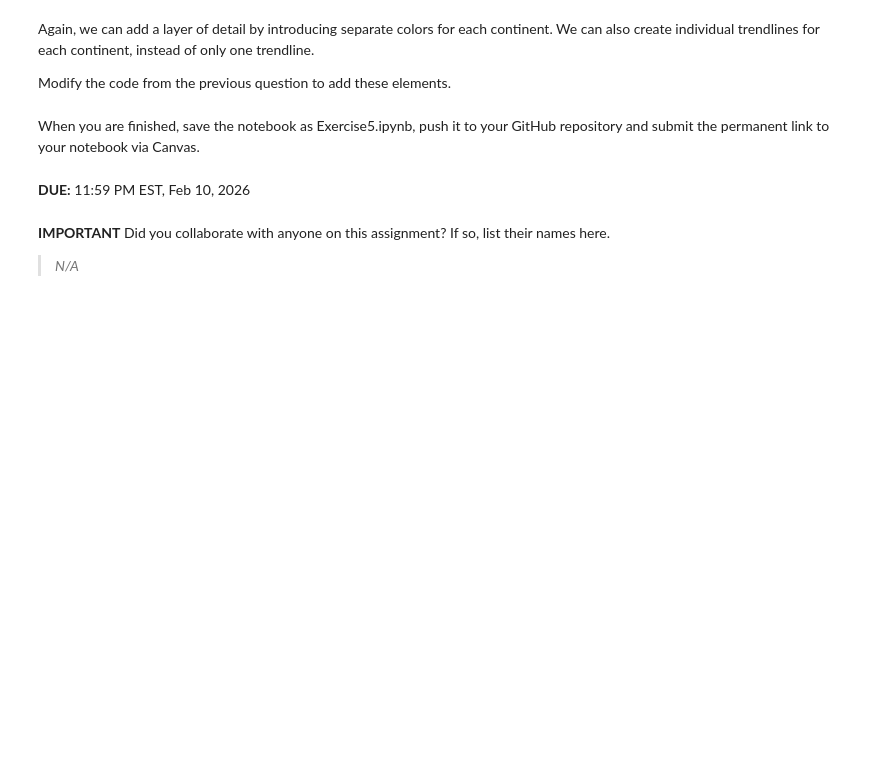
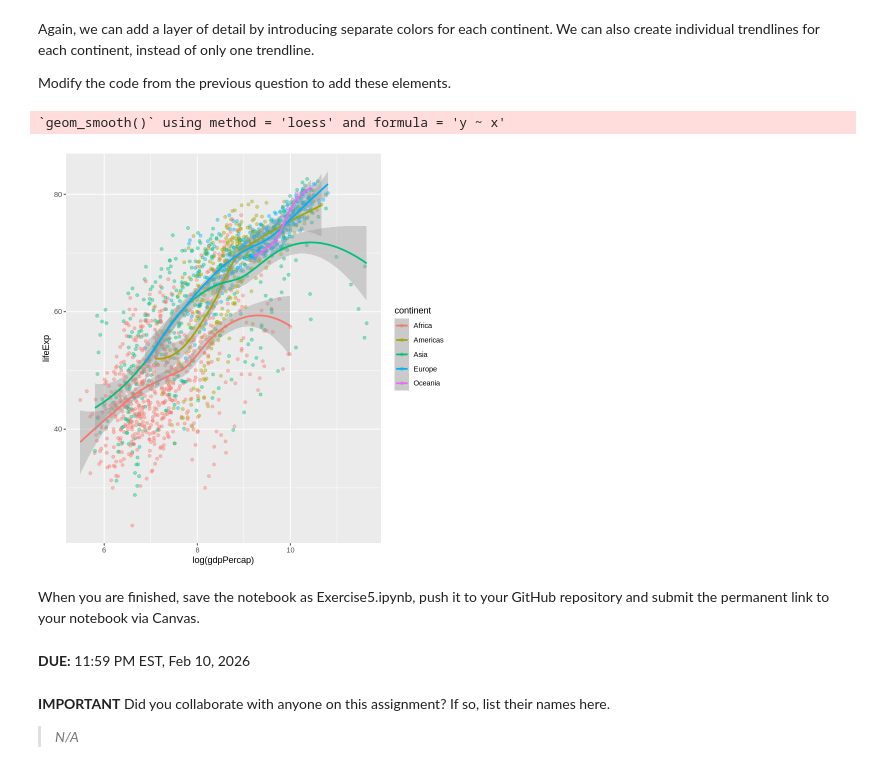
Before and after one commit to tinawanggg/Wang_DSPN_S26, a Jupyter notebook: book/exercises/05_visualization-as-analysis.ipynb, the cells around one changed output. Saved outputs shown, nothing was run; the diff lists cells and outputs as text; code cells hidden in the pictures; blank space fills up the shorter version.

```diff
--- a/book/exercises/05_visualization-as-analysis.ipynb
+++ b/book/exercises/05_visualization-as-analysis.ipynb
@@ -144,3 +152,12 @@ Modify the code from the previous question to add these elements.
+# %%
+# INSERT CODE HERE
+ggplot(data = gapminder, mapping = aes(x = log(gdpPercap), y = lifeExp,
+                                       color = continent)) +
+  geom_point(alpha = 0.4) +
+  geom_smooth()
+# %% [output]
+`geom_smooth()` using method = 'loess' and formula = 'y ~ x'
+[figure, added]
 # %% [markdown]
 When you are finished, save the notebook as Exercise5.ipynb, push it to your GitHub repository and submit the permanent link to your notebook via Canvas.
 # %% [markdown]
```
Also changed, not shown: parts of 5 cells of this notebook.
